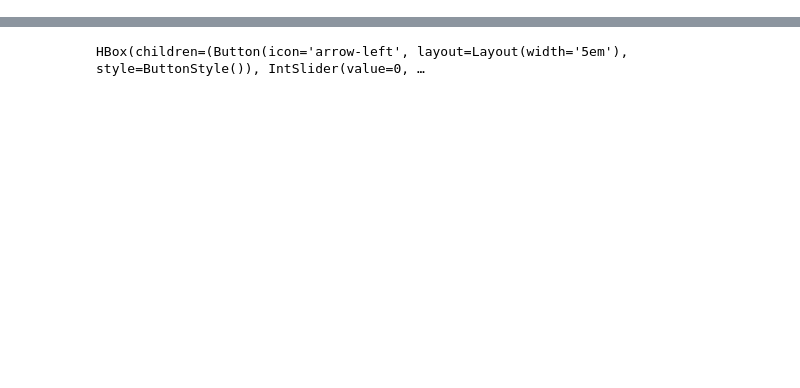
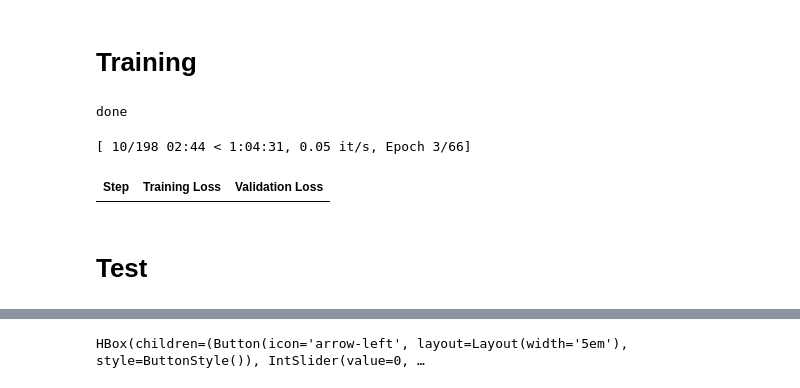
Before and after one commit to mnavasloro/legal-llms, a Jupyter notebook: Gatenlp-GliNER.ipynb, the cells around one changed output, grey strips where cells are left out. Cells and saved outputs as stored; diff of their text form; code cells hidden in the pictures; blank space fills up the shorter version.

Commit message:
last json creator TODO: bigger window/chunks of text

```diff
--- a/Gatenlp-GliNER.ipynb
+++ b/Gatenlp-GliNER.ipynb
@@ -5,0 +33,2 @@ import os
+# %%
+train = load_json_corpus(input_dir)
@@ -5,0 +53,3 @@ import os
+# %%
+dev_dir = script_dir + "/input/annotated-json/dev"
+dev = load_json_corpus(dev_dir)
@@ -5,0 +89,2 @@ import os
+# %% [markdown]
+# Training
@@ -5,0 +98,50 @@ import os
+# %%
+device = torch.device('cuda:0') if torch.cuda.is_available() else torch.device('cpu')
+
+model = GLiNER.from_pretrained("urchade/gliner_small", local_dir_use_symlinks=False) #gliner_large-v2.1")
+# %%
+data_collator = DataCollator(model.config, data_processor=model.data_processor, prepare_labels=True)
+# %%
+model.to(device)
+print("done")
+# %% [output]
+done
+# %%
+num_steps = 200
+batch_size = 8
+data_size = len(train)
+num_batches = data_size // batch_size
+num_epochs = max(1, num_steps // num_batches)
+
+training_args = TrainingArguments(
+    output_dir="models",
+    learning_rate=5e-6,
+    weight_decay=0.01,
+    others_lr=1e-5,
+    others_weight_decay=0.01,
+    lr_scheduler_type="linear", #cosine
+    warmup_ratio=0.1,
+    per_device_train_batch_size=batch_size,
+    per_device_eval_batch_size=batch_size,
+    num_train_epochs=num_epochs,
+    eval_strategy="steps",
+    save_steps = 100,
+    save_total_limit=10,
+    dataloader_num_workers = 0,
+    use_cpu = False,
+    report_to="none",
+    )
+
+trainer = Trainer(
+    model=model,
+    args=training_args,
+    train_dataset=train,
+    eval_dataset=dev,
+    tokenizer=model.data_processor.transformer_tokenizer,
+    data_collator=data_collator,
+)
+
+trainer.train()
+# %% [output]
+[ 10/198 02:44 < 1:04:31, 0.05 it/s, Epoch 3/66]
+| Step | Training Loss | Validation Loss |
@@ -5,0 +152,2 @@ import os
+# %% [markdown]
+# Test
```
Also changed, not shown: parts of 14 cells of this notebook, 1 other file.
